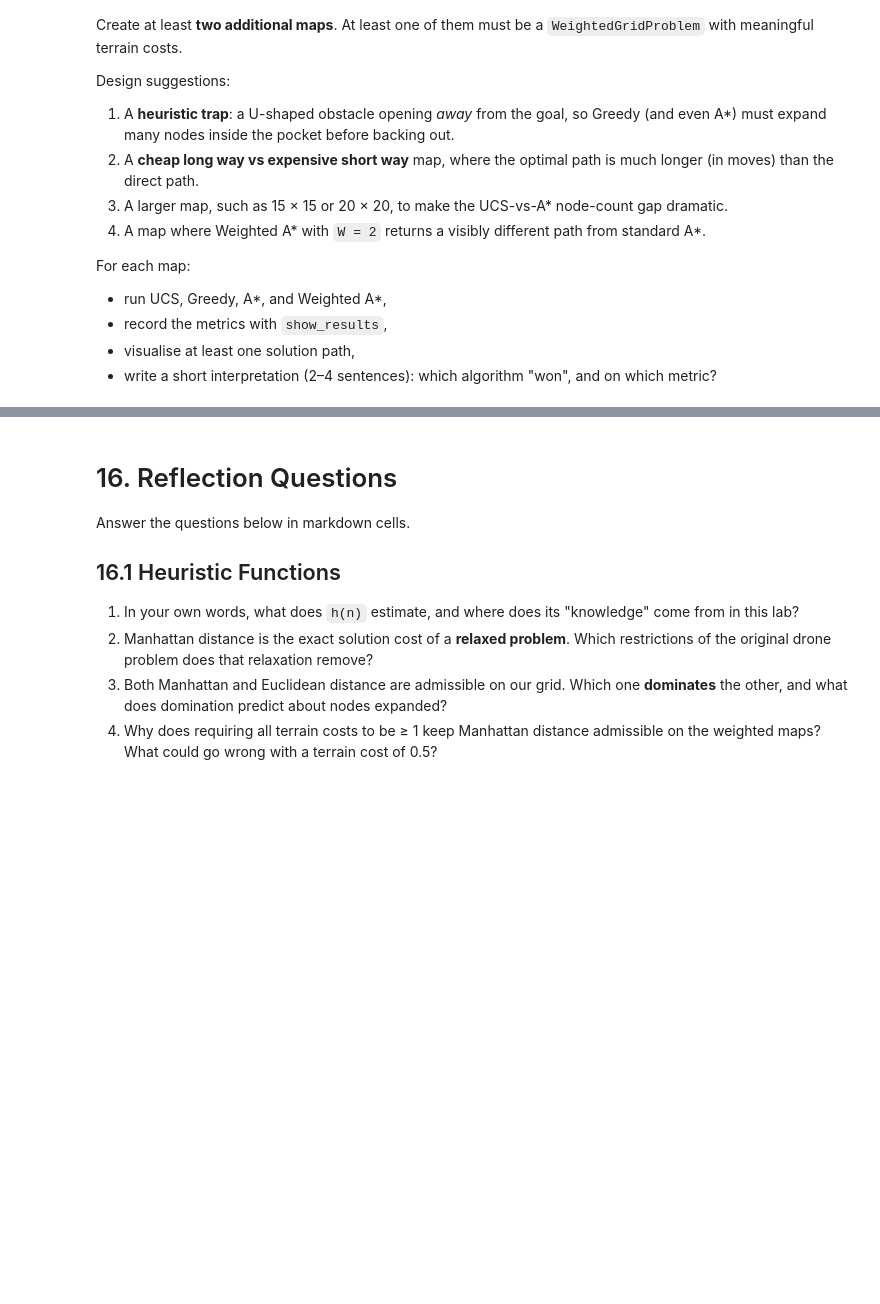
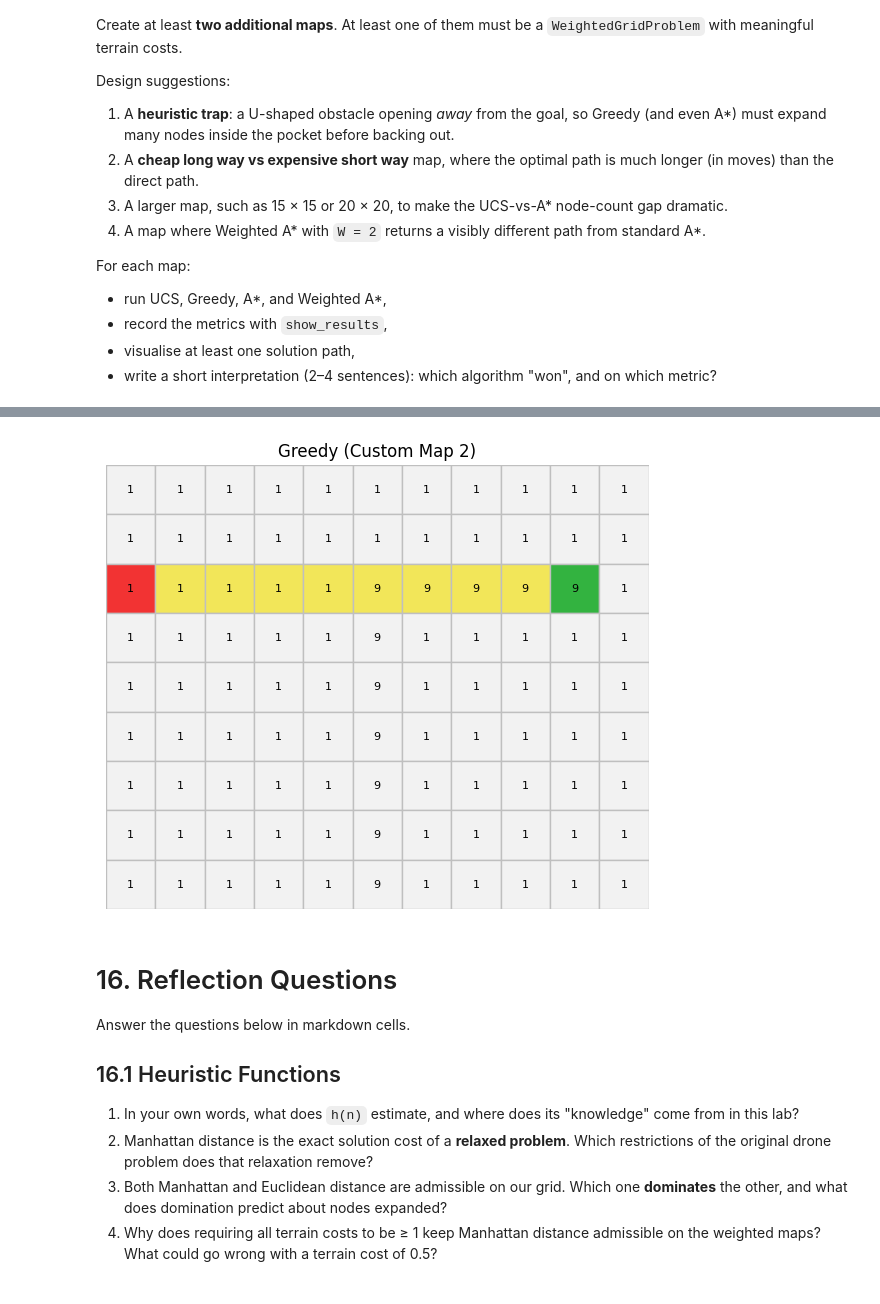
Before and after one commit to raizel122006-bit/Lab1-Intro-to-AI, a Jupyter notebook: Lab_1_Part_B.ipynb, the cells around one changed output, grey strips where cells are left out. Cells and saved outputs as stored; diff of their text form; code cells hidden in the pictures; blank space fills up the shorter version.

```diff
--- a/Lab_1_Part_B.ipynb
+++ b/Lab_1_Part_B.ipynb
@@ -1227,3 +1283,15 @@ custom_goal_2 = None
+# %%
+# Visualise the A* solution path on Custom Map 2 (the L-shaped wall).
+plot_path(
+    custom_grid_2,
+    custom_start_2,
+    custom_goal_2,
+    path=custom_results_2[3].path,
+    terrain_costs=custom_costs_2,
+    title="Greedy (Custom Map 2)",
+)
+# %% [output]
+[figure, added]
 # %% [markdown]
 # 16. Reflection Questions
 
```
Also changed, not shown: parts of 6 cells of this notebook.
